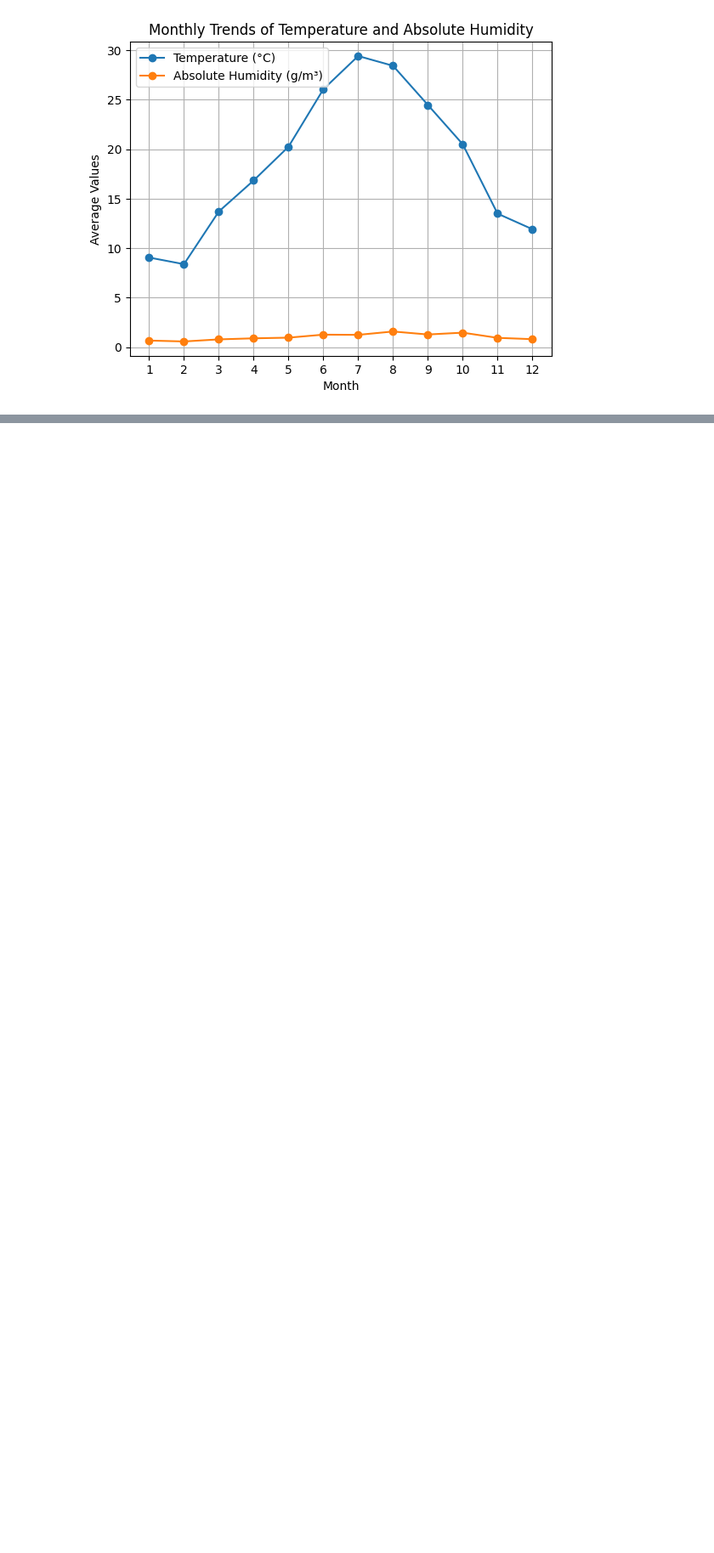
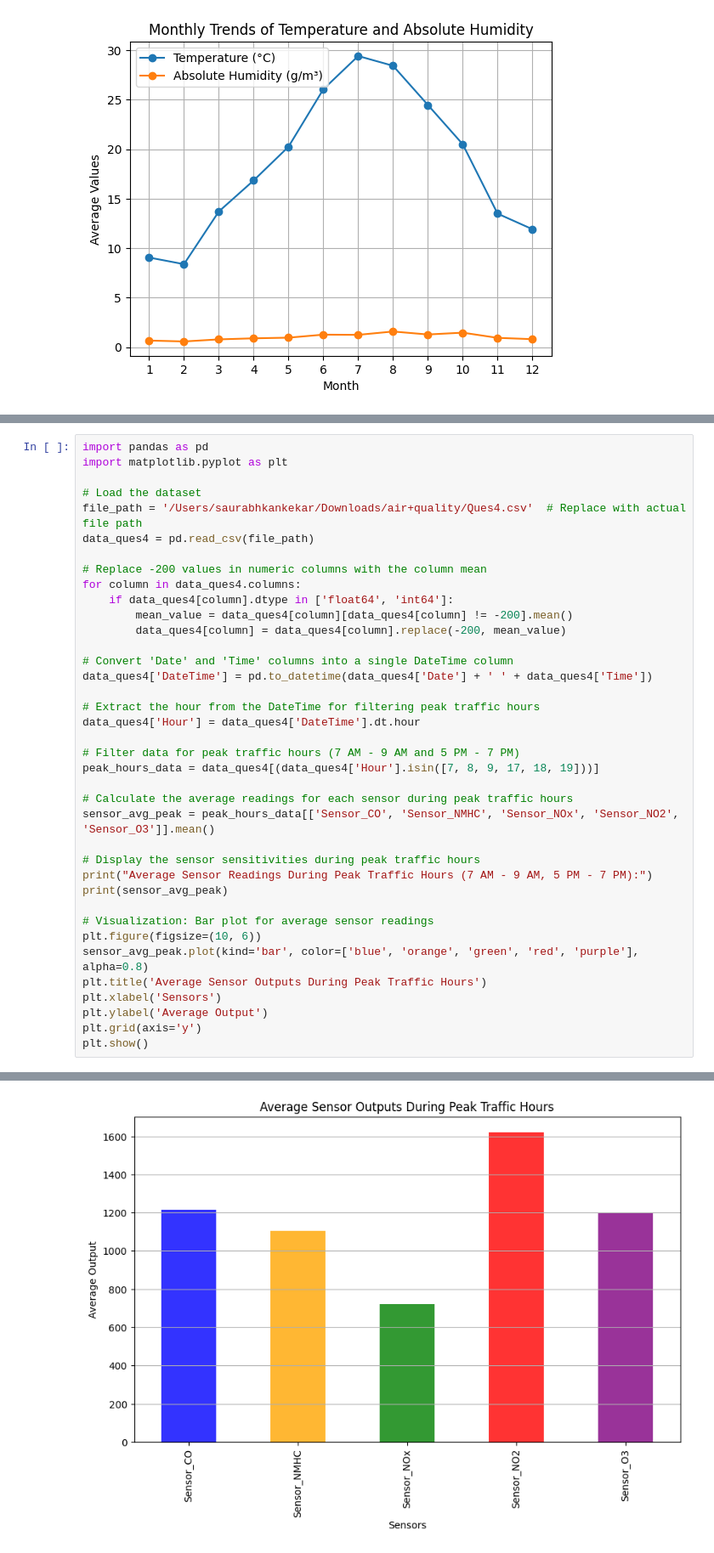
Before and after one commit to kankekarsaurabh/project, a Jupyter notebook: plot.ipynb, the cells around one changed output, grey strips where cells are left out. Shown at 85% size. Cells and saved outputs as stored; diff of their text form; blank space fills up the shorter version.

```diff
--- a/plot.ipynb
+++ b/plot.ipynb
@@ -314,0 +257,39 @@ ValueError: attempt to get argmax of an empty sequence
+# %%
+import pandas as pd
+import matplotlib.pyplot as plt
+
+# Load the dataset
+file_path = '/Users/saurabhkankekar/Downloads/air+quality/Ques4.csv'  # Replace with actual file path
+data_ques4 = pd.read_csv(file_path)
+
+# Replace -200 values in numeric columns with the column mean
+for column in data_ques4.columns:
+    if data_ques4[column].dtype in ['float64', 'int64']:
+        mean_value = data_ques4[column][data_ques4[column] != -200].mean()
+        data_ques4[column] = data_ques4[column].replace(-200, mean_value)
+
+# Convert 'Date' and 'Time' columns into a single DateTime column
+data_ques4['DateTime'] = pd.to_datetime(data_ques4['Date'] + ' ' + data_ques4['Time'])
+
+# Extract the hour from the DateTime for filtering peak traffic hours
+data_ques4['Hour'] = data_ques4['DateTime'].dt.hour
+
+# Filter data for peak traffic hours (7 AM - 9 AM and 5 PM - 7 PM)
+peak_hours_data = data_ques4[(data_ques4['Hour'].isin([7, 8, 9, 17, 18, 19]))]
+
+# Calculate the average readings for each sensor during peak traffic hours
+sensor_avg_peak = peak_hours_data[['Sensor_CO', 'Sensor_NMHC', 'Sensor_NOx', 'Sensor_NO2', 'Sensor_O3']].mean()
+
+# Display the sensor sensitivities during peak traffic hours
+print("Average Sensor Readings During Peak Traffic Hours (7 AM - 9 AM, 5 PM - 7 PM):")
+print(sensor_avg_peak)
+
+# Visualization: Bar plot for average sensor readings
+plt.figure(figsize=(10, 6))
+sensor_avg_peak.plot(kind='bar', color=['blue', 'orange', 'green', 'red', 'purple'], alpha=0.8)
+plt.title('Average Sensor Outputs During Peak Traffic Hours')
+plt.xlabel('Sensors')
+plt.ylabel('Average Output')
+plt.grid(axis='y')
+plt.show()
+# %% [output]
@@ -314,0 +303 @@ ValueError: attempt to get argmax of an empty sequence
+[figure, added]
```
Also changed, not shown: parts of 9 cells of this notebook.
